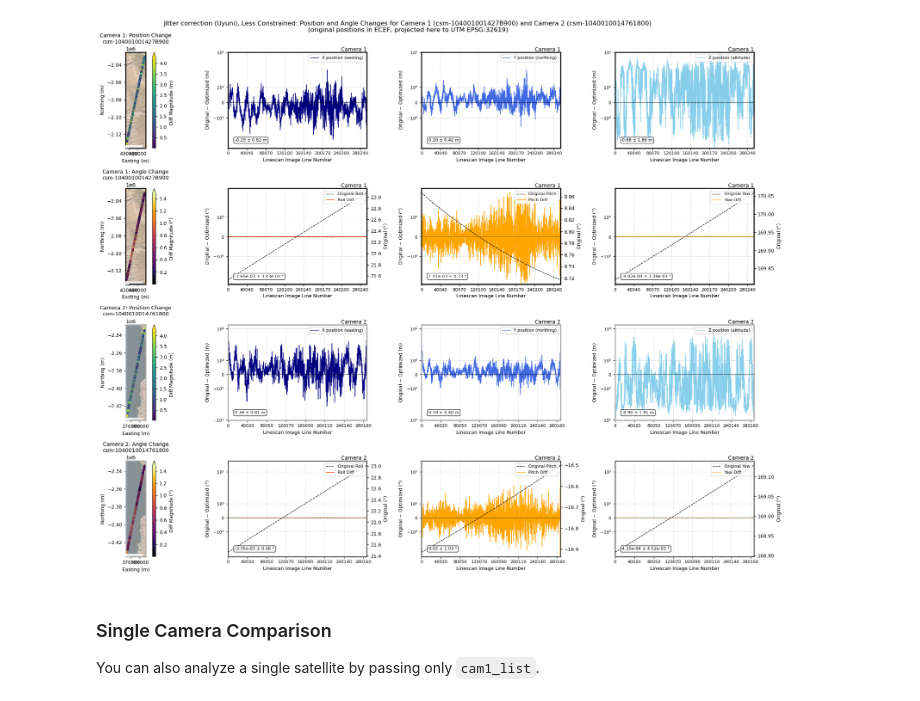
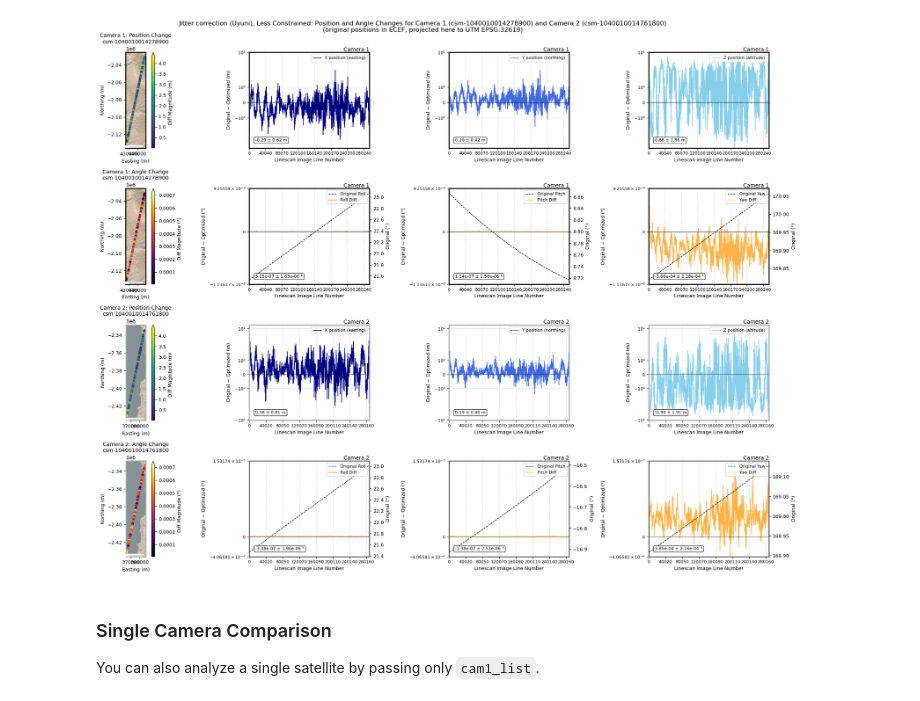
Before and after one commit to uw-cryo/asp_plot, a Jupyter notebook: notebooks/WorldView/worldview_uyuni_jitter_plots.ipynb, the cells around one changed output. Drawn from its saved outputs; the diff is of its cells as text; code cells hidden in the pictures.

```diff
--- a/notebooks/WorldView/worldview_uyuni_jitter_plots.ipynb
+++ b/notebooks/WorldView/worldview_uyuni_jitter_plots.ipynb
@@ -60,20 +73,19 @@ With trimming, log scaling, and percentile-based color limits to emphasize patte
 # %%
 csm_camera_summary_plot(
     cam1_list,
     cam2_list,
     map_crs=map_crs,
     title=title,
-    trim=True,
     shared_scales=True,
     log_scale_positions=True,
     log_scale_angles=True,
     upper_magnitude_percentile=95,
     figsize=(20, 15),
     add_basemap=True,
     **ctx_kwargs
 )
 # %% [output]
-[figure, old version]
+[figure, new version]
 # %% [markdown]
 ### Single Camera Comparison
 
```
Also changed, not shown: parts of 11 cells of this notebook, 8 other files.
